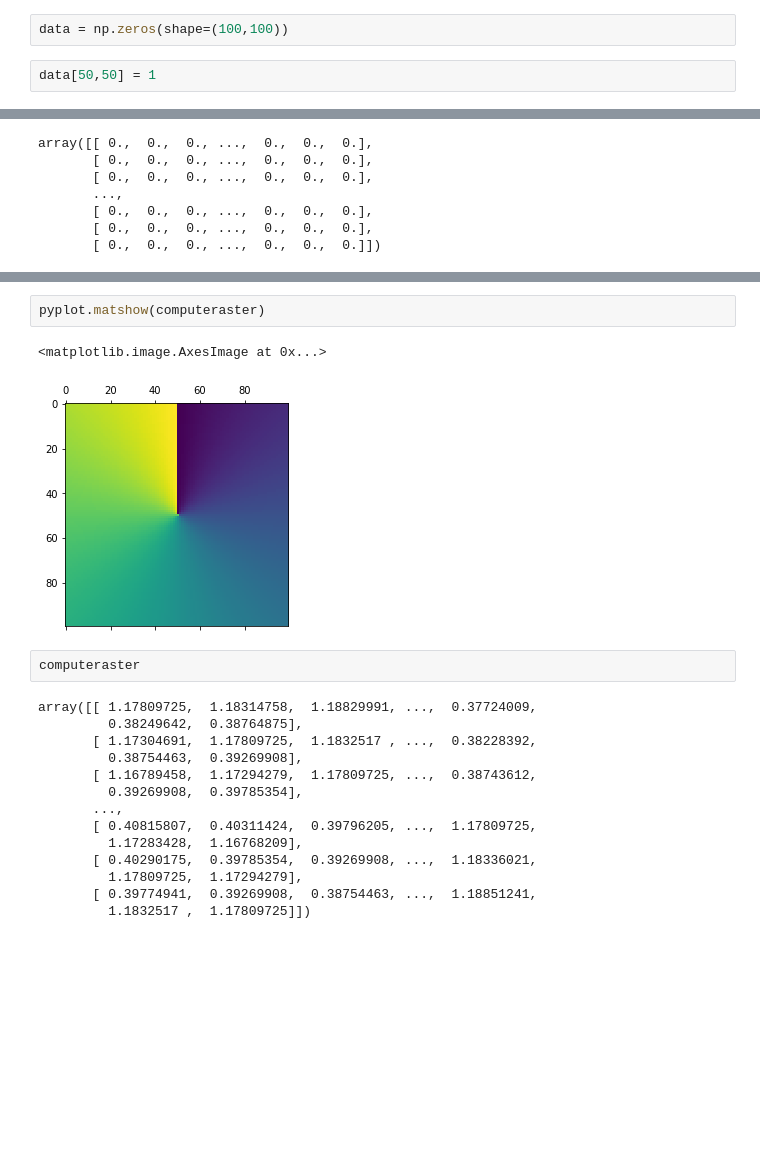
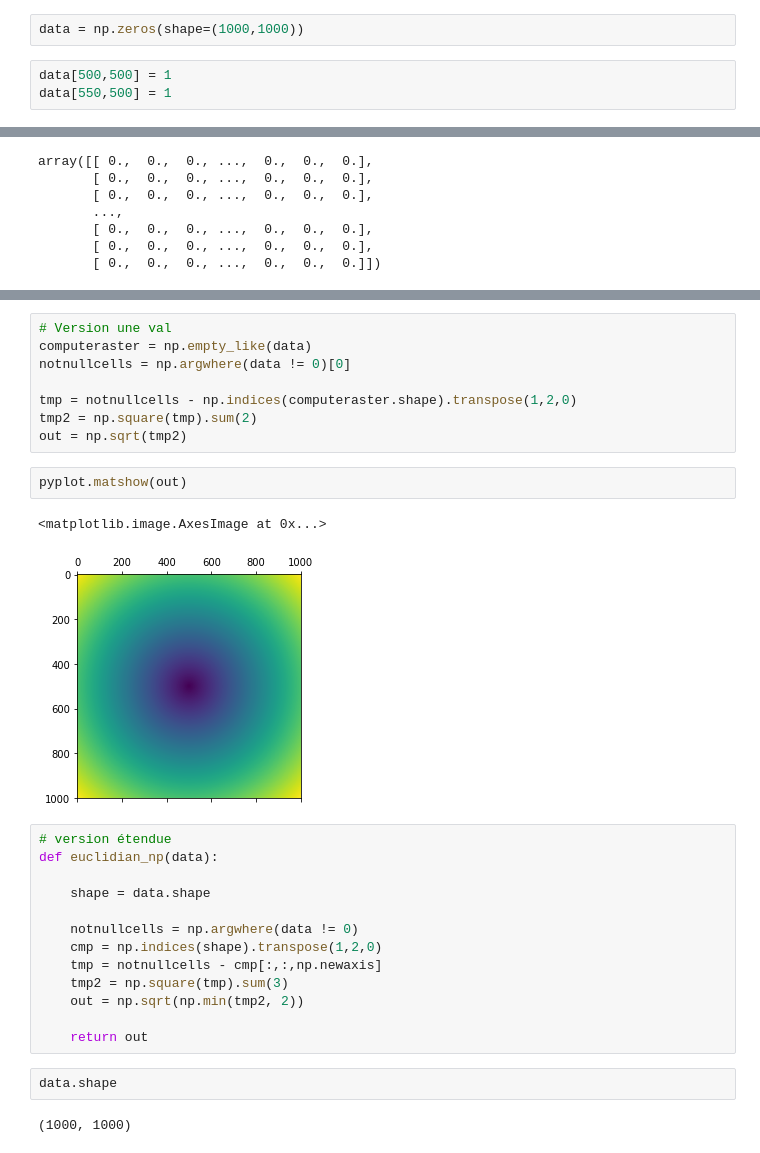
Before and after one commit to ANRChoucas/Ruitor, a Jupyter notebook: examples/Untitled.ipynb, the cells around one changed output, grey strips where cells are left out. Drawn from its saved outputs; the diff is of its cells as text; blank space fills up the shorter version.

```diff
--- a/examples/Untitled.ipynb
+++ b/examples/Untitled.ipynb
@@ -315,9 +315,10 @@ NameError: name 'dic' is not defined
 import numpy as np
 import matplotlib.pyplot as pyplot
 # %%
-data = np.zeros(shape=(100,100))
+data = np.zeros(shape=(1000,1000))
-# %%
-data[50,50] = 1
+# %%
+data[500,500] = 1
+data[550,500] = 1
 # %%
 data
 # %% [output]
@@ -355,21 +352,30 @@ computeraster = (np.degrees(computeraster) - 90)  % 360
+# %%
+# Version une val
+computeraster = np.empty_like(data)
+notnullcells = np.argwhere(data != 0)[0]
+
+tmp = notnullcells - np.indices(computeraster.shape).transpose(1,2,0)
+tmp2 = np.square(tmp).sum(2)
+out = np.sqrt(tmp2)
 # %%
-pyplot.matshow(computeraster)
+pyplot.matshow(out)
 # %% [output]
 <matplotlib.image.AxesImage at 0x...>
-[figure, old version]
+[figure, new version]
-# %%
-computeraster
-# %% [output]
-array([[ 1.17809725,  1.18314758,  1.18829991, ...,  0.37724009,
-         0.38249642,  0.38764875],
-       [ 1.17304691,  1.17809725,  1.1832517 , ...,  0.38228392,
-         0.38754463,  0.39269908],
-       [ 1.16789458,  1.17294279,  1.17809725, ...,  0.38743612,
-         0.39269908,  0.39785354],
-       ...,
-       [ 0.40815807,  0.40311424,  0.39796205, ...,  1.17809725,
-         1.17283428,  1.16768209],
-       [ 0.40290175,  0.39785354,  0.39269908, ...,  1.18336021,
-         1.17809725,  1.17294279],
-       [ 0.39774941,  0.39269908,  0.38754463, ...,  1.18851241,
-         1.1832517 ,  1.17809725]])
+# %%
+# version étendue
+def euclidian_np(data):
+
+    shape = data.shape
+
+    notnullcells = np.argwhere(data != 0)
+    cmp = np.indices(shape).transpose(1,2,0)
+    tmp = notnullcells - cmp[:,:,np.newaxis]
+    tmp2 = np.square(tmp).sum(3)
+    out = np.sqrt(np.min(tmp2, 2))
+
+    return out
+# %%
+data.shape
+# %% [output]
+(1000, 1000)
```
Also changed, not shown: parts of 17 cells of this notebook.
